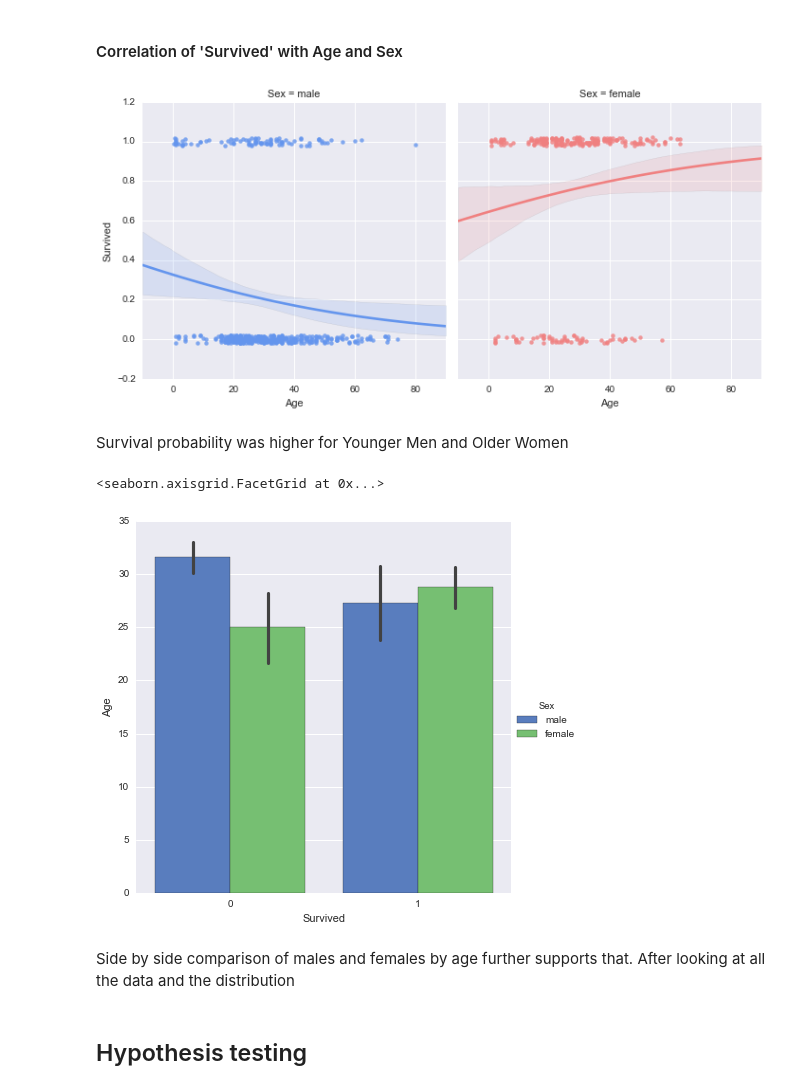
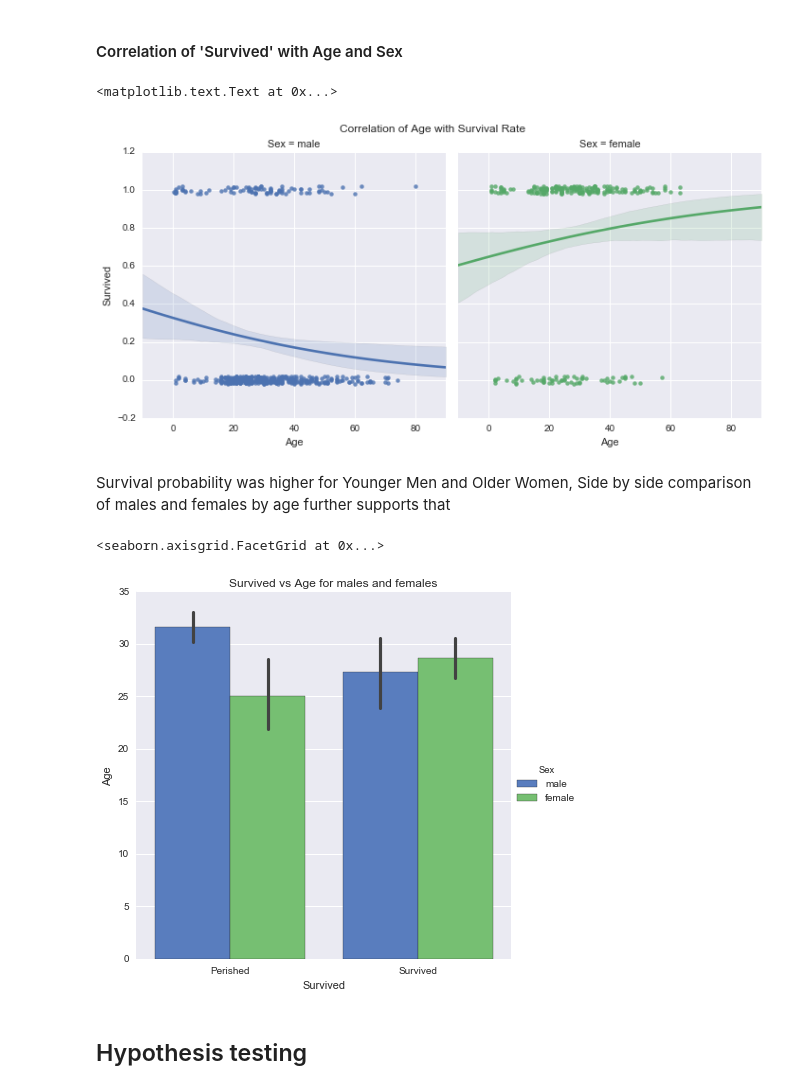
Before and after one commit to nonusingh/udacity_nanodegree, a Jupyter notebook: Titanic.ipynb, the cells around one changed output. Saved outputs shown, nothing was run; the diff lists cells and outputs as text; code cells hidden in the pictures.

```diff
--- a/Titanic.ipynb
+++ b/Titanic.ipynb
@@ -26,0 +92,2 @@ data.head()
+# %%
+data.dropna(subset = ['Embarked', 'Age'], inplace = True)
@@ -27,2 +122,6 @@ data.head()
+# %%
+data.loc[data['Pclass'] == 1, 'Pclass'] = 'Upper'
+data.loc[data['Pclass'] == 2, 'Pclass'] = 'Middle'
+data.loc[data['Pclass'] == 3, 'Pclass'] = 'Lower'
 # %% [markdown]
 ## Data Exploration
@@ -189,5 +319,0 @@ Mean Survival rate for Sibling/spouse or parent/children doesn't show correlatio
-# %%
-data.loc[data['SibSp'] == 0, 'SibSp_y_n'] = False
-data.loc[data['SibSp'] >0, 'SibSp_y_n'] = True
-data.loc[data['Parch'] == 0, 'Parch_y_n'] = False
-data.loc[data['Parch'] >0, 'Parch_y_n'] = True
@@ -240,2 +319,0 @@ Looking at the means, having a parent or child(0.511737) would increase probabil
-# %%
-data['SibSp_Parch'] = np.logical_or(data['SibSp_y_n'], data['Parch_y_n'])
@@ -308,22 +363,23 @@ g = sns.jointplot("Age", "Survived", data=data, kind="reg",color="g", size=7)
 # %% [markdown]
 #### Correlation of 'Survived' with Age and Sex
 # %%
-pal = dict(male="#6495ED", female="#F08080")
-g = sns.lmplot(x="Age", y="Survived", col="Sex", hue="Sex", data=data, palette=pal, y_jitter=.02, logistic=True)
+g = sns.lmplot(x="Age", y="Survived", col="Sex", hue="Sex", data=data, y_jitter=.02, logistic=True)
+plt.subplots_adjust(top=0.9)
+plt.suptitle("Correlation of Age with Survival Rate", size=12)
 # %% [output]
+<matplotlib.text.Text at 0x...>
-[figure, old version]
+[figure, new version]
 # %% [markdown]
-Survival probability was higher for Younger Men and Older Women
+Survival probability was higher for Younger Men and Older Women, Side by side comparison of males and females by age further supports that
 # %%
-g = sns.factorplot(x="Survived", y="Age", hue="Sex", data=data,
-                   size=6, kind="bar", palette="muted")
+g = sns.factorplot(x="Survived", y="Age", hue="Sex", data=data, size=6, kind="bar", palette="muted")
 g.despine(left=True)
-g.set_ylabels("Age")
+plt.subplots_adjust(top=0.95)
+plt.suptitle("Survived vs Age for males and females", size=12)
+g.set_xticklabels(['Perished', 'Survived'])
 # %% [output]
 <seaborn.axisgrid.FacetGrid at 0x...>
-[figure, old version]
+[figure, new version]
-# %% [markdown]
-Side by side comparison of males and females by age further supports that. After looking at all the data and the distribution
 # %% [markdown]
 ## Hypothesis testing
 # %% [markdown]
```
Also changed, not shown: parts of 78 cells of this notebook.
